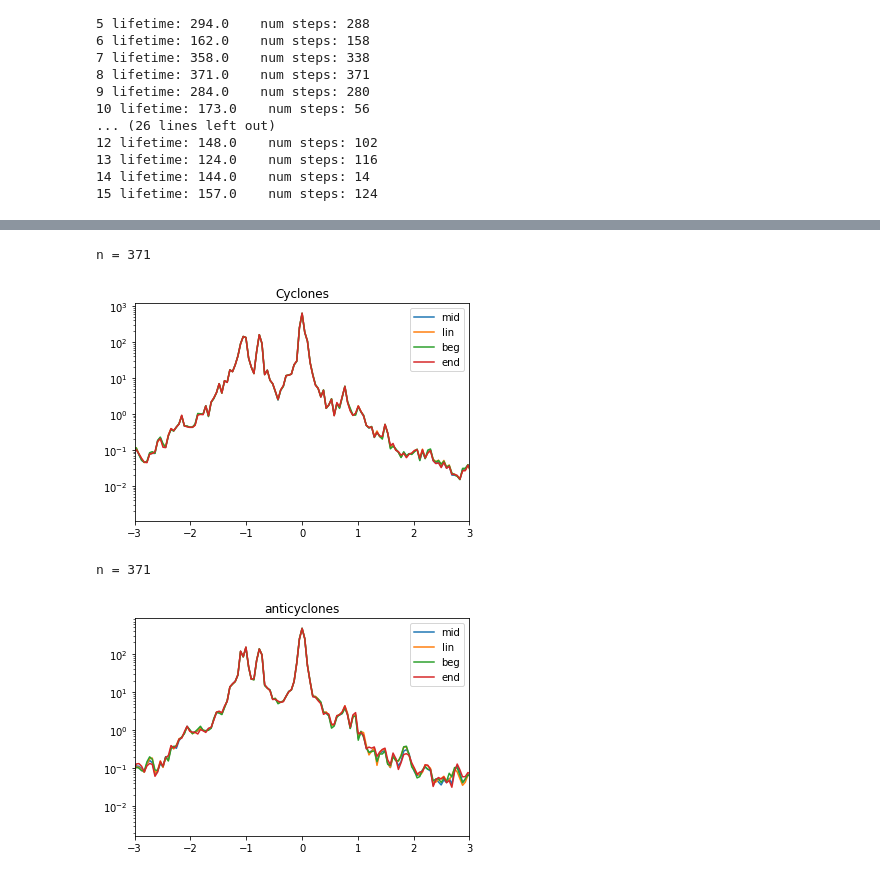
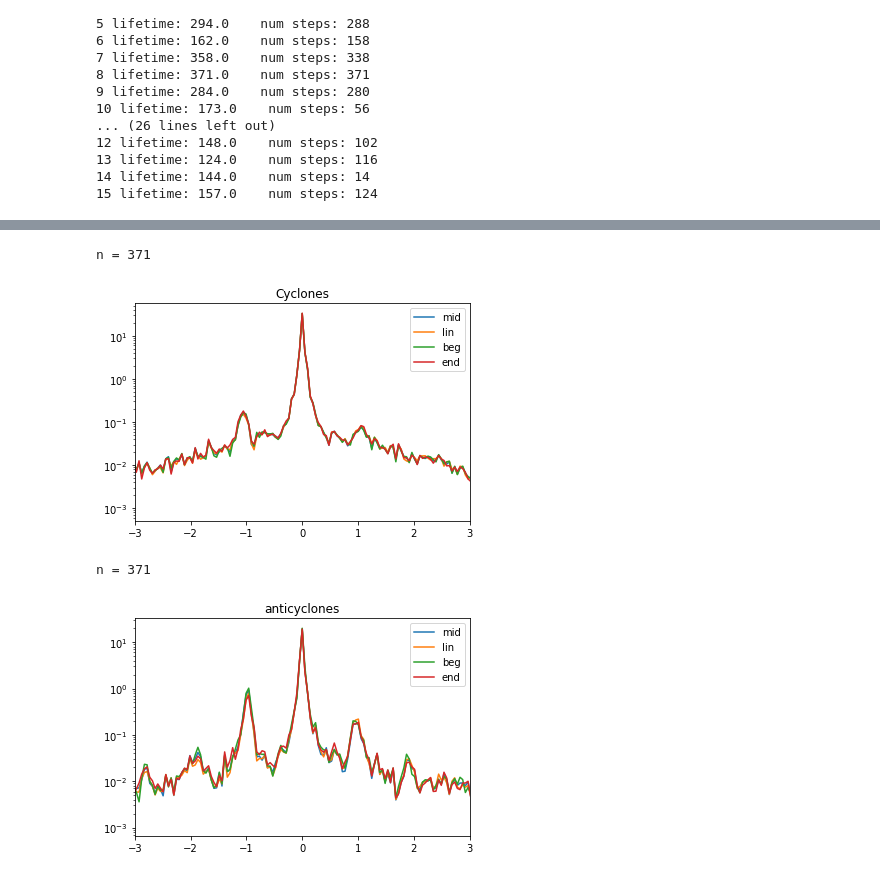
Before and after one commit to mclaret/JISAOinternship, a Jupyter notebook: notebooks/mark/juillet_interpolation.ipynb, the cells around one changed output, grey strips where cells are left out. Saved outputs shown, nothing was run; the diff lists cells and outputs as text; code cells hidden in the pictures.

```diff
--- a/notebooks/mark/juillet_interpolation.ipynb
+++ b/notebooks/mark/juillet_interpolation.ipynb
@@ -119,8 +119,8 @@ gridU_k58 = netcdf.netcdf_file(fpath_vel + 'GLazur64-T20_y2009m07_gridU_k58.nc',
 gridV_k58 = netcdf.netcdf_file(fpath_vel + 'GLazur64-T20_y2009m07_gridV_k58.nc','r')
 # %%
 # keep lowest values along each nav dimension, and verify nav resolution
-lowest_lon = gridU_k1.variables['nav_lon'][0, 0].copy()  # lowest longitude
-lowest_lat = gridU_k1.variables['nav_lat'][0, 0].copy()  # lowest latitude
+lowest_lon = gridU_k58.variables['nav_lon'][0, 0].copy()  # lowest longitude
+lowest_lat = gridU_k58.variables['nav_lat'][0, 0].copy()  # lowest latitude
 nav_res = 1./64  # temporal resolution of coords
 print(lowest_lon)
 print(lowest_lat)
@@ -404,8 +386,8 @@ for eddy in cyclones:
         W2lon = (target_lon - lowest_lon)%nav_res  # W2 lon
         W2lat = (target_lat - lowest_lat)%nav_res  # W2 lat
 
-        Us = gridU_k1.variables['vozocrtx'][i_T, 0, lb_lat:lb_lat+2, lb_lon:lb_lon+2].copy()  # zonal velocities grid
-        Vs = gridV_k1.variables['vomecrty'][i_T, 0, lb_lat:lb_lat+2, lb_lon:lb_lon+2].copy()  # meridional velocities grid
+        Us = gridU_k58.variables['vozocrtx'][i_T, 0, lb_lat:lb_lat+2, lb_lon:lb_lon+2].copy()  # zonal velocities grid
+        Vs = gridV_k58.variables['vomecrty'][i_T, 0, lb_lat:lb_lat+2, lb_lon:lb_lon+2].copy()  # meridional velocities grid
 
         # interpolate for U and V (based on unit square)
         U_target = Us[0,0]*(1-W2lon)*(1-W2lat) + Us[0,1]*W2lon*(1-W2lat) + Us[1,0]*(1-W2lon)*W2lat + Us[1,1]*W2lon*W2lat
@@ -413,7 +395,7 @@ for eddy in cyclones:
 
         hvels.append(U_target + 1j*V_target)
 
-    fcs = np.fft.fft(hvels*win, n=n_c)  # k1 Fourier coefficients (FCs) w/ window and padded to n
+    fcs = np.fft.fft(hvels*win, n=n_c)  # k58 Fourier coefficients (FCs) w/ window and padded to n
     plotAmps = np.abs(fcs)**2
     plotFreq = fq*2*np.pi/fCor/3600
     if eddy is cyclones[0]:
@@ -447,8 +429,8 @@ for eddy in cyclones:
         W2lon = (target_lon - lowest_lon)%nav_res  # W2 lon
         W2lat = (target_lat - lowest_lat)%nav_res  # W2 lat
 
-        Us = gridU_k1.variables['vozocrtx'][i_T, 0, lb_lat:lb_lat+2, lb_lon:lb_lon+2].copy()  # zonal velocities grid
-        Vs = gridV_k1.variables['vomecrty'][i_T, 0, lb_lat:lb_lat+2, lb_lon:lb_lon+2].copy()  # meridional velocities grid
+        Us = gridU_k58.variables['vozocrtx'][i_T, 0, lb_lat:lb_lat+2, lb_lon:lb_lon+2].copy()  # zonal velocities grid
+        Vs = gridV_k58.variables['vomecrty'][i_T, 0, lb_lat:lb_lat+2, lb_lon:lb_lon+2].copy()  # meridional velocities grid
 
         # interpolate for U and V (based on unit square)
         U_target = Us[0,0]*(1-W2lon)*(1-W2lat) + Us[0,1]*W2lon*(1-W2lat) + Us[1,0]*(1-W2lon)*W2lat + Us[1,1]*W2lon*W2lat
@@ -456,7 +438,7 @@ for eddy in cyclones:
 
         hvels.append(U_target + 1j*V_target)
 
-    fcs = np.fft.fft(hvels*win, n=n_c)  # k1 Fourier coefficients (FCs) w/ window and padded to n
+    fcs = np.fft.fft(hvels*win, n=n_c)  # k58 Fourier coefficients (FCs) w/ window and padded to n
     plotAmps = np.abs(fcs)**2
     plotFreq = fq*2*np.pi/fCor/3600
     if eddy is cyclones[0]:
@@ -487,8 +469,8 @@ for eddy in cyclones:
         W2lon = (target_lon - lowest_lon)%nav_res  # W2 lon
         W2lat = (target_lat - lowest_lat)%nav_res  # W2 lat
 
-        Us = gridU_k1.variables['vozocrtx'][i_T, 0, lb_lat:lb_lat+2, lb_lon:lb_lon+2].copy()  # zonal velocities grid
-        Vs = gridV_k1.variables['vomecrty'][i_T, 0, lb_lat:lb_lat+2, lb_lon:lb_lon+2].copy()  # meridional velocities grid
+        Us = gridU_k58.variables['vozocrtx'][i_T, 0, lb_lat:lb_lat+2, lb_lon:lb_lon+2].copy()  # zonal velocities grid
+        Vs = gridV_k58.variables['vomecrty'][i_T, 0, lb_lat:lb_lat+2, lb_lon:lb_lon+2].copy()  # meridional velocities grid
 
         # interpolate for U and V (based on unit square)
         U_target = Us[0,0]*(1-W2lon)*(1-W2lat) + Us[0,1]*W2lon*(1-W2lat) + Us[1,0]*(1-W2lon)*W2lat + Us[1,1]*W2lon*W2lat
@@ -496,7 +478,7 @@ for eddy in cyclones:
 
         hvels.append(U_target + 1j*V_target)
 
-    fcs = np.fft.fft(hvels*win, n=n_c)  # k1 Fourier coefficients (FCs) w/ window and padded to n
+    fcs = np.fft.fft(hvels*win, n=n_c)  # k58 Fourier coefficients (FCs) w/ window and padded to n
     plotAmps = np.abs(fcs)**2
     plotFreq = fq*2*np.pi/fCor/3600
     if eddy is cyclones[0]:
@@ -527,8 +509,8 @@ for eddy in cyclones:
         W2lon = (target_lon - lowest_lon)%nav_res  # W2 lon
         W2lat = (target_lat - lowest_lat)%nav_res  # W2 lat
 
-        Us = gridU_k1.variables['vozocrtx'][i_T, 0, lb_lat:lb_lat+2, lb_lon:lb_lon+2].copy()  # zonal velocities grid
-        Vs = gridV_k1.variables['vomecrty'][i_T, 0, lb_lat:lb_lat+2, lb_lon:lb_lon+2].copy()  # meridional velocities grid
+        Us = gridU_k58.variables['vozocrtx'][i_T, 0, lb_lat:lb_lat+2, lb_lon:lb_lon+2].copy()  # zonal velocities grid
+        Vs = gridV_k58.variables['vomecrty'][i_T, 0, lb_lat:lb_lat+2, lb_lon:lb_lon+2].copy()  # meridional velocities grid
 
         # interpolate for U and V (based on unit square)
         U_target = Us[0,0]*(1-W2lon)*(1-W2lat) + Us[0,1]*W2lon*(1-W2lat) + Us[1,0]*(1-W2lon)*W2lat + Us[1,1]*W2lon*W2lat
@@ -536,7 +518,7 @@ for eddy in cyclones:
 
         hvels.append(U_target + 1j*V_target)
 
-    fcs = np.fft.fft(hvels*win, n=n_c)  # k1 Fourier coefficients (FCs) w/ window and padded to n
+    fcs = np.fft.fft(hvels*win, n=n_c)  # k58 Fourier coefficients (FCs) w/ window and padded to n
     plotAmps = np.abs(fcs)**2
     plotFreq = fq*2*np.pi/fCor/3600
     if eddy is cyclones[0]:
@@ -570,15 +552,15 @@ plt.legend()
 plt.show()
 # %% [output]
 n = 371
-[figure, old version]
+[figure, new version]
 # %%
-"""FFTs for Cyclonic Eddies"""
+"""FFTs for Anticyclonic Eddies"""
 # find value to bin ffts
-n_c = len(anticyclones[0]['step'])
+n_a = len(anticyclones[0]['step'])
 for eddy in anticyclones:
     steps = len(eddy['step'])
-    if steps > n_c:
-        n_c = steps
+    if steps > n_a:
+        n_a = steps
 print('n =', n_a)
 
 fullTimes = np.arange(0, n_c, dt)
@@ -613,8 +595,8 @@ for eddy in anticyclones:
         W2lon = (target_lon - lowest_lon)%nav_res  # W2 lon
         W2lat = (target_lat - lowest_lat)%nav_res  # W2 lat
 
-        Us = gridU_k1.variables['vozocrtx'][i_T, 0, lb_lat:lb_lat+2, lb_lon:lb_lon+2].copy()  # zonal velocities grid
-        Vs = gridV_k1.variables['vomecrty'][i_T, 0, lb_lat:lb_lat+2, lb_lon:lb_lon+2].copy()  # meridional velocities grid
+        Us = gridU_k58.variables['vozocrtx'][i_T, 0, lb_lat:lb_lat+2, lb_lon:lb_lon+2].copy()  # zonal velocities grid
+        Vs = gridV_k58.variables['vomecrty'][i_T, 0, lb_lat:lb_lat+2, lb_lon:lb_lon+2].copy()  # meridional velocities grid
 
         # interpolate for U and V (based on unit square)
         U_target = Us[0,0]*(1-W2lon)*(1-W2lat) + Us[0,1]*W2lon*(1-W2lat) + Us[1,0]*(1-W2lon)*W2lat + Us[1,1]*W2lon*W2lat
@@ -622,7 +604,7 @@ for eddy in anticyclones:
 
         hvels.append(U_target + 1j*V_target)
 
-    fcs = np.fft.fft(hvels*win, n=n_a)  # k1 Fourier coefficients (FCs) w/ window and padded to n
+    fcs = np.fft.fft(hvels*win, n=n_a)  # k58 Fourier coefficients (FCs) w/ window and padded to n
     plotAmps = np.abs(fcs)**2
     plotFreq = fq*2*np.pi/fCor/3600
     if eddy is anticyclones[0]:
@@ -656,8 +638,8 @@ for eddy in anticyclones:
         W2lon = (target_lon - lowest_lon)%nav_res  # W2 lon
         W2lat = (target_lat - lowest_lat)%nav_res  # W2 lat
 
-        Us = gridU_k1.variables['vozocrtx'][i_T, 0, lb_lat:lb_lat+2, lb_lon:lb_lon+2].copy()  # zonal velocities grid
-        Vs = gridV_k1.variables['vomecrty'][i_T, 0, lb_lat:lb_lat+2, lb_lon:lb_lon+2].copy()  # meridional velocities grid
+        Us = gridU_k58.variables['vozocrtx'][i_T, 0, lb_lat:lb_lat+2, lb_lon:lb_lon+2].copy()  # zonal velocities grid
+        Vs = gridV_k58.variables['vomecrty'][i_T, 0, lb_lat:lb_lat+2, lb_lon:lb_lon+2].copy()  # meridional velocities grid
 
         # interpolate for U and V (based on unit square)
         U_target = Us[0,0]*(1-W2lon)*(1-W2lat) + Us[0,1]*W2lon*(1-W2lat) + Us[1,0]*(1-W2lon)*W2lat + Us[1,1]*W2lon*W2lat
@@ -665,7 +647,7 @@ for eddy in anticyclones:
 
         hvels.append(U_target + 1j*V_target)
 
-    fcs = np.fft.fft(hvels*win, n=n_a)  # k1 Fourier coefficients (FCs) w/ window and padded to n
+    fcs = np.fft.fft(hvels*win, n=n_a)  # k58 Fourier coefficients (FCs) w/ window and padded to n
     plotAmps = np.abs(fcs)**2
     plotFreq = fq*2*np.pi/fCor/3600
     if eddy is anticyclones[0]:
@@ -696,8 +678,8 @@ for eddy in anticyclones:
         W2lon = (target_lon - lowest_lon)%nav_res  # W2 lon
         W2lat = (target_lat - lowest_lat)%nav_res  # W2 lat
 
-        Us = gridU_k1.variables['vozocrtx'][i_T, 0, lb_lat:lb_lat+2, lb_lon:lb_lon+2].copy()  # zonal velocities grid
-        Vs = gridV_k1.variables['vomecrty'][i_T, 0, lb_lat:lb_lat+2, lb_lon:lb_lon+2].copy()  # meridional velocities grid
+        Us = gridU_k58.variables['vozocrtx'][i_T, 0, lb_lat:lb_lat+2, lb_lon:lb_lon+2].copy()  # zonal velocities grid
+        Vs = gridV_k58.variables['vomecrty'][i_T, 0, lb_lat:lb_lat+2, lb_lon:lb_lon+2].copy()  # meridional velocities grid
 
         # interpolate for U and V (based on unit square)
         U_target = Us[0,0]*(1-W2lon)*(1-W2lat) + Us[0,1]*W2lon*(1-W2lat) + Us[1,0]*(1-W2lon)*W2lat + Us[1,1]*W2lon*W2lat
@@ -705,7 +687,7 @@ for eddy in anticyclones:
 
         hvels.append(U_target + 1j*V_target)
 
-    fcs = np.fft.fft(hvels*win, n=n_a)  # k1 Fourier coefficients (FCs) w/ window and padded to n
+    fcs = np.fft.fft(hvels*win, n=n_a)  # k58 Fourier coefficients (FCs) w/ window and padded to n
     plotAmps = np.abs(fcs)**2
     plotFreq = fq*2*np.pi/fCor/3600
     if eddy is anticyclones[0]:
@@ -736,8 +718,8 @@ for eddy in anticyclones:
         W2lon = (target_lon - lowest_lon)%nav_res  # W2 lon
         W2lat = (target_lat - lowest_lat)%nav_res  # W2 lat
 
-        Us = gridU_k1.variables['vozocrtx'][i_T, 0, lb_lat:lb_lat+2, lb_lon:lb_lon+2].copy()  # zonal velocities grid
-        Vs = gridV_k1.variables['vomecrty'][i_T, 0, lb_lat:lb_lat+2, lb_lon:lb_lon+2].copy()  # meridional velocities grid
+        Us = gridU_k58.variables['vozocrtx'][i_T, 0, lb_lat:lb_lat+2, lb_lon:lb_lon+2].copy()  # zonal velocities grid
+        Vs = gridV_k58.variables['vomecrty'][i_T, 0, lb_lat:lb_lat+2, lb_lon:lb_lon+2].copy()  # meridional velocities grid
 
         # interpolate for U and V (based on unit square)
         U_target = Us[0,0]*(1-W2lon)*(1-W2lat) + Us[0,1]*W2lon*(1-W2lat) + Us[1,0]*(1-W2lon)*W2lat + Us[1,1]*W2lon*W2lat
@@ -745,41 +727,41 @@ for eddy in anticyclones:
 
         hvels.append(U_target + 1j*V_target)
 
-    fcs = np.fft.fft(hvels*win, n=n_a)  # k1 Fourier coefficients (FCs) w/ window and padded to n
+    fcs = np.fft.fft(hvels*win, n=n_a)  # k58 Fourier coefficients (FCs) w/ window and padded to n
     plotAmps = np.abs(fcs)**2
     plotFreq = fq*2*np.pi/fCor/3600
     if eddy is anticyclones[0]:
         anticyclone_amps_end = plotAmps      # preallocate array for amplitudes
     else:
         anticyclone_amps_end += plotAmps      # add to amplitudes
 
 
 nAnticyclones = len(anticyclones)      # number of anticyclones
 anticyclone_amps_mid /= nAnticyclones  # average amplitudes
 anticyclone_amps_lin /= nAnticyclones  # average amplitudes
 anticyclone_amps_beg /= nAnticyclones  # average amplitudes
 anticyclone_amps_end /= nAnticyclones  # average amplitudes
 anticyclone_fq_norms /= nAnticyclones  # average frquencies
 
 # rearrange data for plotting
 anticyclone_amps_mid = np.fft.fftshift(anticyclone_amps_mid)
 anticyclone_amps_beg = np.fft.fftshift(anticyclone_amps_beg)
 anticyclone_amps_end = np.fft.fftshift(anticyclone_amps_end)
 anticyclone_amps_lin = np.fft.fftshift(anticyclone_amps_lin)
 anticyclone_fq_norms = np.fft.fftshift(anticyclone_fq_norms)
 
 plt.plot(anticyclone_fq_norms, anticyclone_amps_mid, label='mid')
 plt.plot(anticyclone_fq_norms, anticyclone_amps_lin, label='lin')
 plt.plot(anticyclone_fq_norms, anticyclone_amps_beg, label='beg')
 plt.plot(anticyclone_fq_norms, anticyclone_amps_end, label='end')
 plt.yscale('log')
 plt.xlim(-3,3)
 plt.title('anticyclones')
 plt.legend()
 plt.show()
 # %% [output]
 n = 371
-[figure, old version]
+[figure, new version]
 # %%
 plt.figure()
 plt.plot(cyclone_fq_norms, cyclone_amps_mid, label='cyclones', color='r', alpha=0.7)
```
Also changed, not shown: parts of 5 cells of this notebook.
